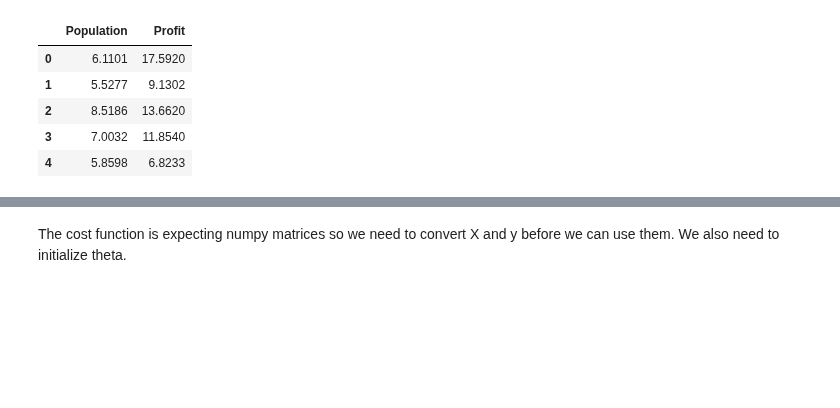
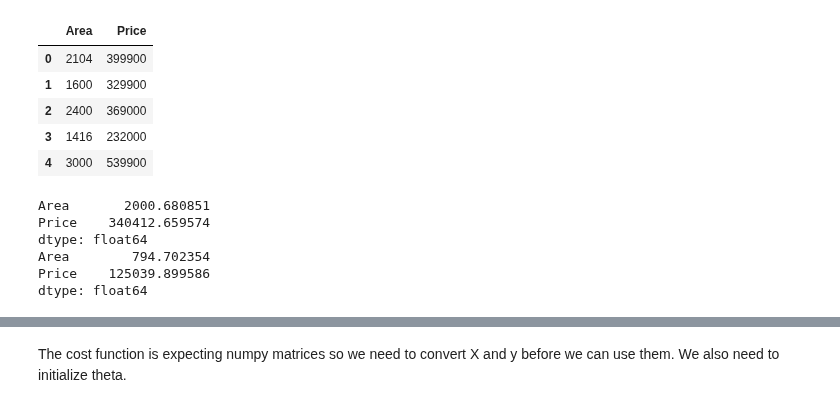
Before and after one commit to rparthas/data, a Jupyter notebook: NGML_Python/ex1.ipynb, the cells around one changed output, grey strips where cells are left out. Cells and saved outputs as stored; diff of their text form; code cells hidden in the pictures; blank space fills up the shorter version.

```diff
--- a/NGML_Python/ex1.ipynb
+++ b/NGML_Python/ex1.ipynb
@@ -4,13 +4,23 @@ import pandas as pd
 import matplotlib.pyplot as plt
 %matplotlib inline
 # %%
-path = 'data/ex1data1.txt'
-data = pd.read_csv(path, header=None, names=['Population', 'Profit'])
+path = 'data/ex1data1.csv'
+data = pd.read_csv(path, header=None, names=['Area', 'Price'])
 data.head()
 # %% [output]
-|  | Population | Profit |
-| 0 | 6.1101 | 17.5920 |
-| 1 | 5.5277 | 9.1302 |
-| 2 | 8.5186 | 13.6620 |
-| 3 | 7.0032 | 11.8540 |
-| 4 | 5.8598 | 6.8233 |
+|  | Area | Price |
+| 0 | 2104 | 399900 |
+| 1 | 1600 | 329900 |
+| 2 | 2400 | 369000 |
+| 3 | 1416 | 232000 |
+| 4 | 3000 | 539900 |
+# %%
+print(data.mean())
+print(data.std())
+# %% [output]
+Area       2000.680851
+Price    340412.659574
+dtype: float64
+Area        794.702354
+Price    125039.899586
+dtype: float64
```
Also changed, not shown: parts of 19 cells of this notebook, 3 other files.
